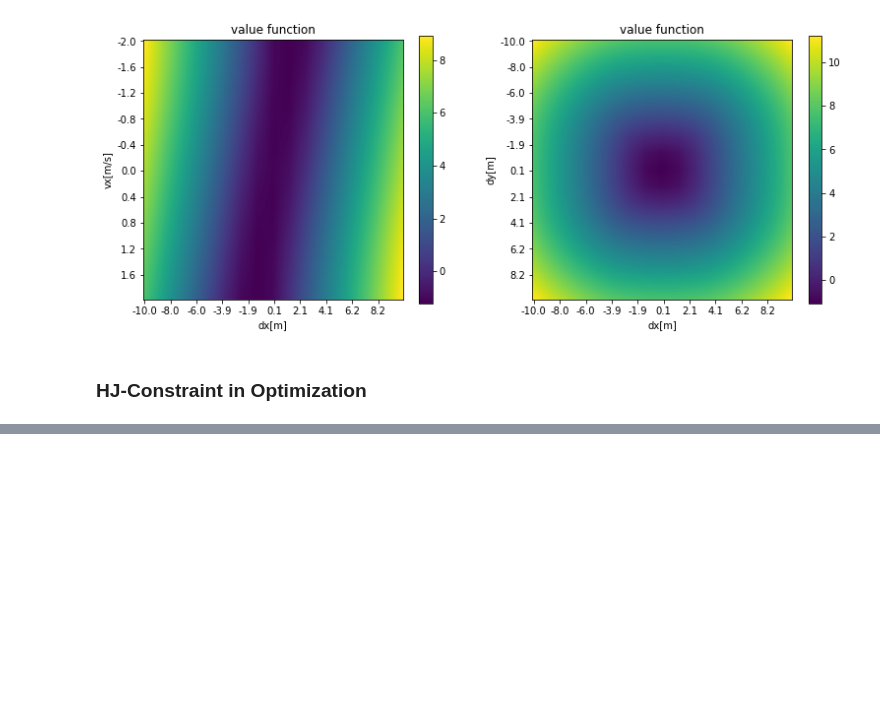
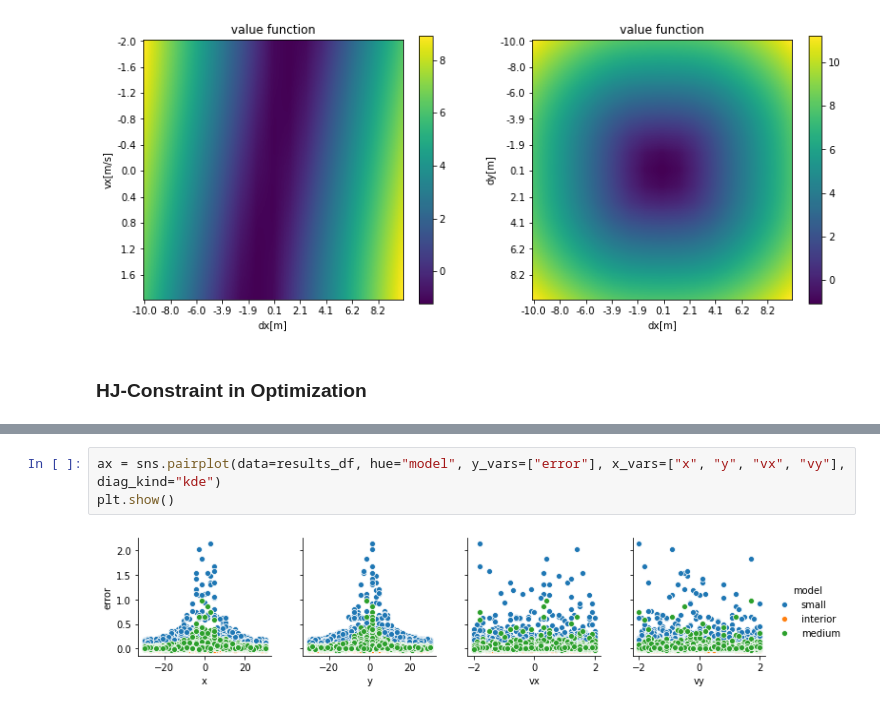
Before and after one commit to simon-schaefer/mantrap, a Jupyter notebook: examples/module_hjr.ipynb, the cells around one changed output, grey strips where cells are left out. Drawn from its saved outputs; the diff is of its cells as text; blank space fills up the shorter version.

```diff
--- a/examples/modules/hj_reachability.ipynb
+++ b/examples/module_hjr.ipynb
@@ -95,0 +227,5 @@ HTML(solver.visualize_heat_map(propagation="constant"))
+# %%
+ax = sns.pairplot(data=results_df, hue="model", y_vars=["error"], x_vars=["x", "y", "vx", "vy"], diag_kind="kde")
+plt.show()
+# %% [output]
+[figure, added]
```
Also changed, not shown: parts of 14 cells of this notebook, 9 other files.
